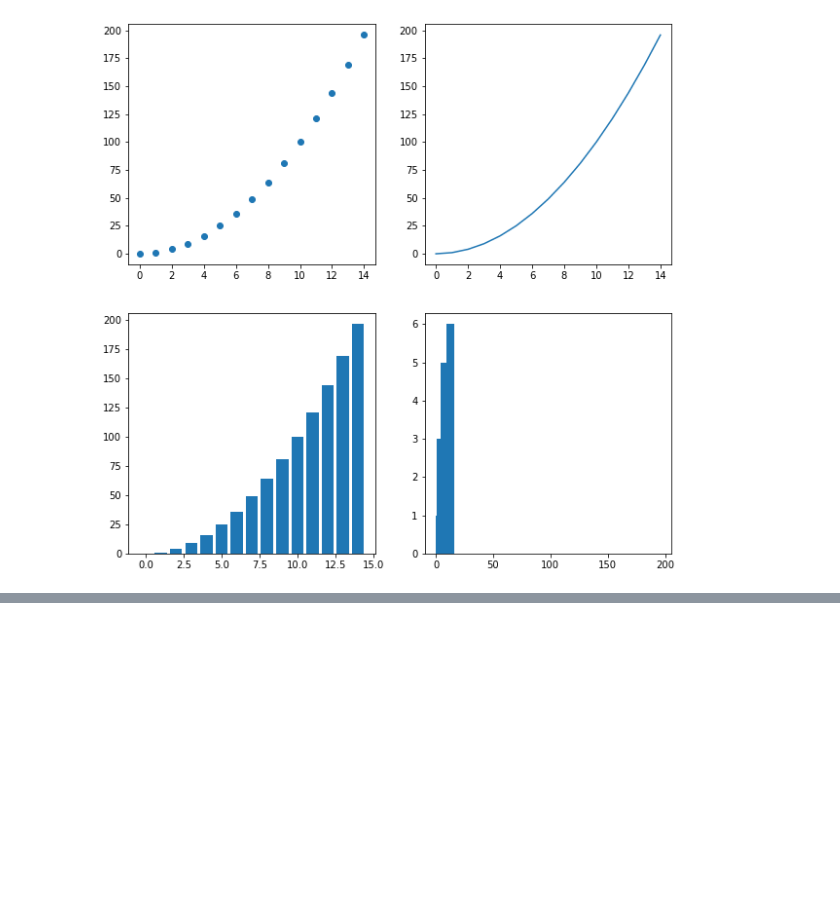
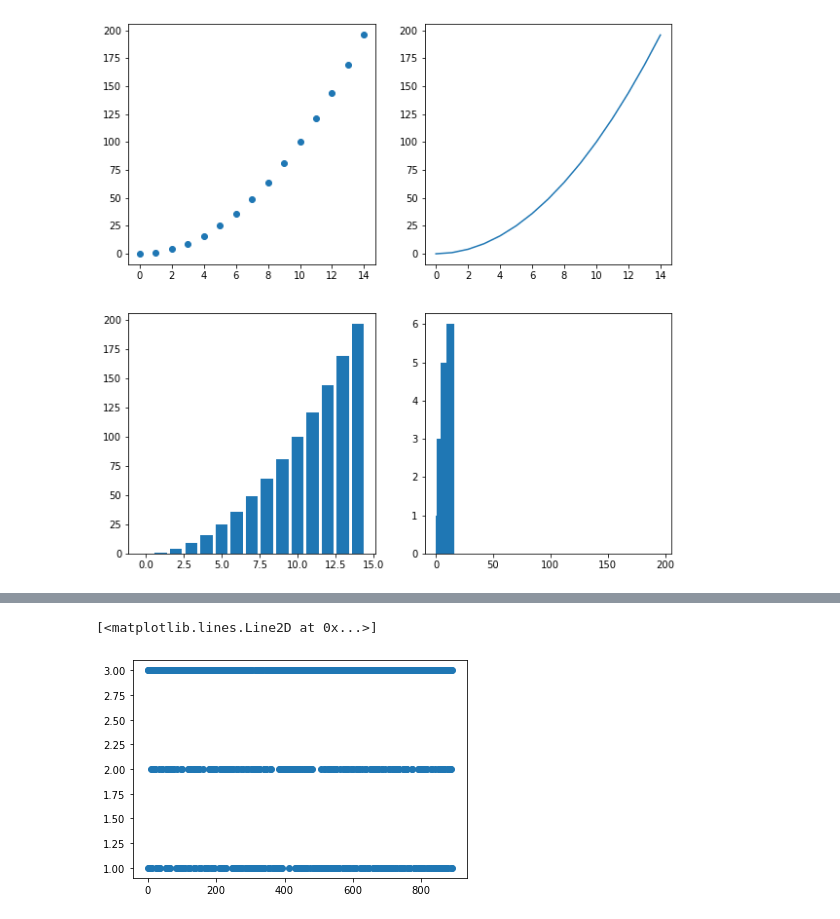
Before and after one commit to dongik9/MydataAnalysis, a Jupyter notebook: 20220913.ipynb, the cells around one changed output, grey strips where cells are left out. Saved outputs shown, nothing was run; the diff lists cells and outputs as text; code cells hidden in the pictures; blank space fills up the shorter version.

```diff
--- a/20220913.ipynb
+++ b/20220913.ipynb
@@ -90,0 +142,6 @@ plt.show()
+# %%
+### plot 해보기
+plt.plot(df['Pclass'], 'o')
+# %% [output]
+[<matplotlib.lines.Line2D at 0x...>]
+[figure, added]
```
Also changed, not shown: parts of 8 cells of this notebook, 3 other files.
